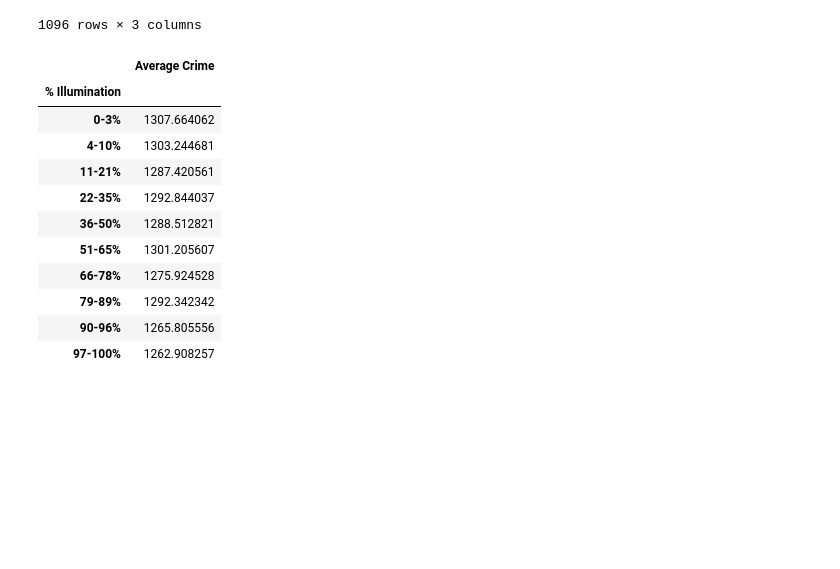
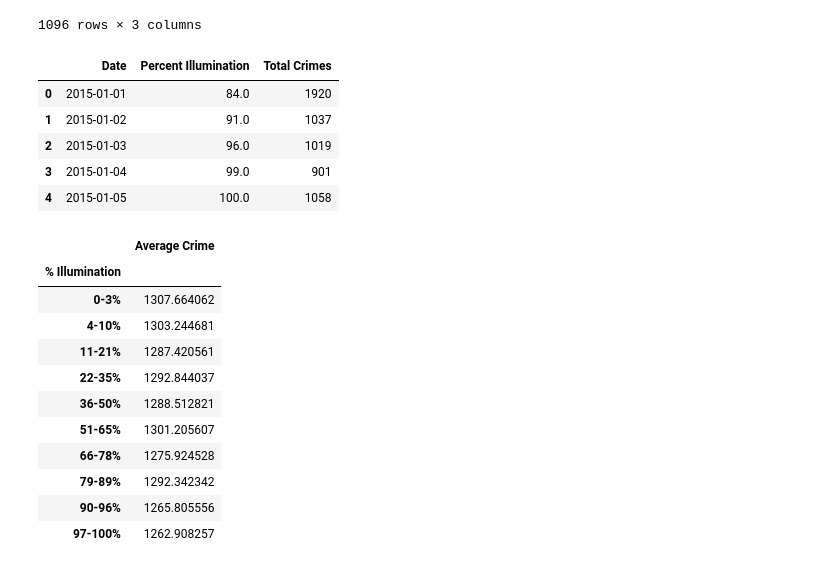
Before and after one commit to knwright/ProgressBar, a Jupyter notebook: JustinWorksheet.ipynb, the cells around one changed output. Drawn from its saved outputs; the diff is of its cells as text; code cells hidden in the pictures; blank space fills up the shorter version.

```diff
--- a/JustinWorksheet.ipynb
+++ b/JustinWorksheet.ipynb
@@ -89,6 +89,22 @@ nyc_date_list6
 # %%
 # Convert percentages to decimals
 nyc_date_list6['Percent Illumination'] = nyc_date_list6['Percent Illumination'].str.rstrip('%').astype('float')
+# %%
+# Create summary dataframe with necessary columns
+nyc_summary = nyc_date_list6.drop('% Illumination', 1)
+
+# Export to csv
+nyc_summary.to_csv('nyc_summary.csv')
+
+# Display dataframe
+nyc_summary.head()
+# %% [output]
+|  | Date | Percent Illumination | Total Crimes |
+| 0 | 2015-01-01 | 84.0 | 1920 |
+| 1 | 2015-01-02 | 91.0 | 1037 |
+| 2 | 2015-01-03 | 96.0 | 1019 |
+| 3 | 2015-01-04 | 99.0 | 901 |
+| 4 | 2015-01-05 | 100.0 | 1058 |
 # %%
 # Create percent illumination bins
 bins = [0, 3, 10, 21.5, 35.5, 51, 66, 79, 90, 97, 100]
```
Also changed, not shown: parts of 1 cell of this notebook.
